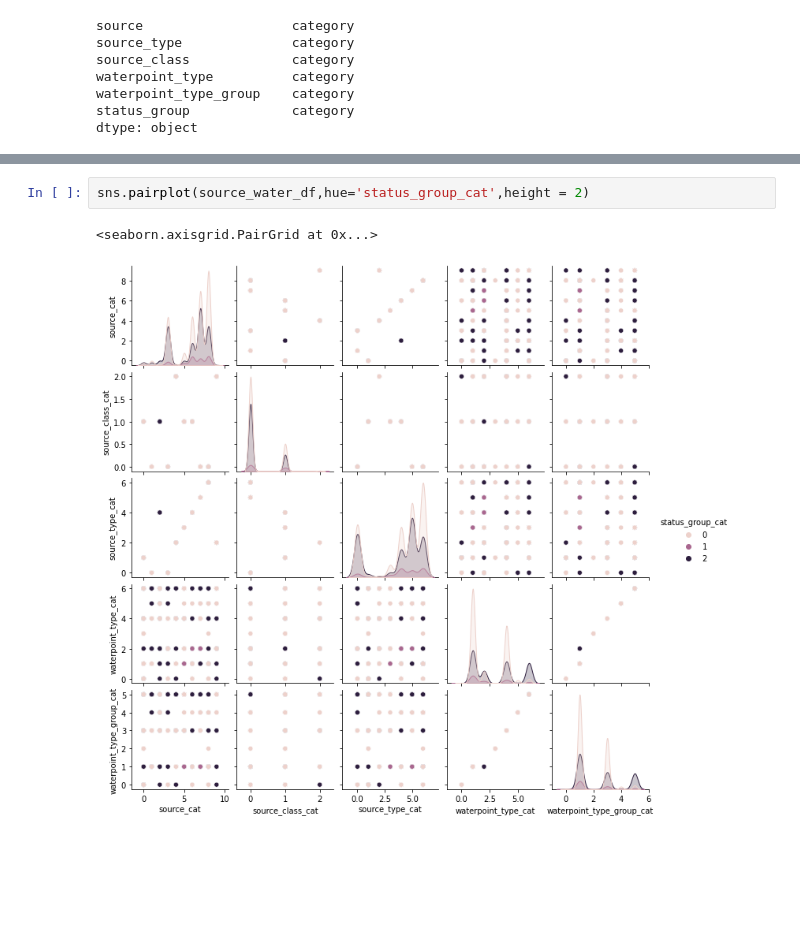
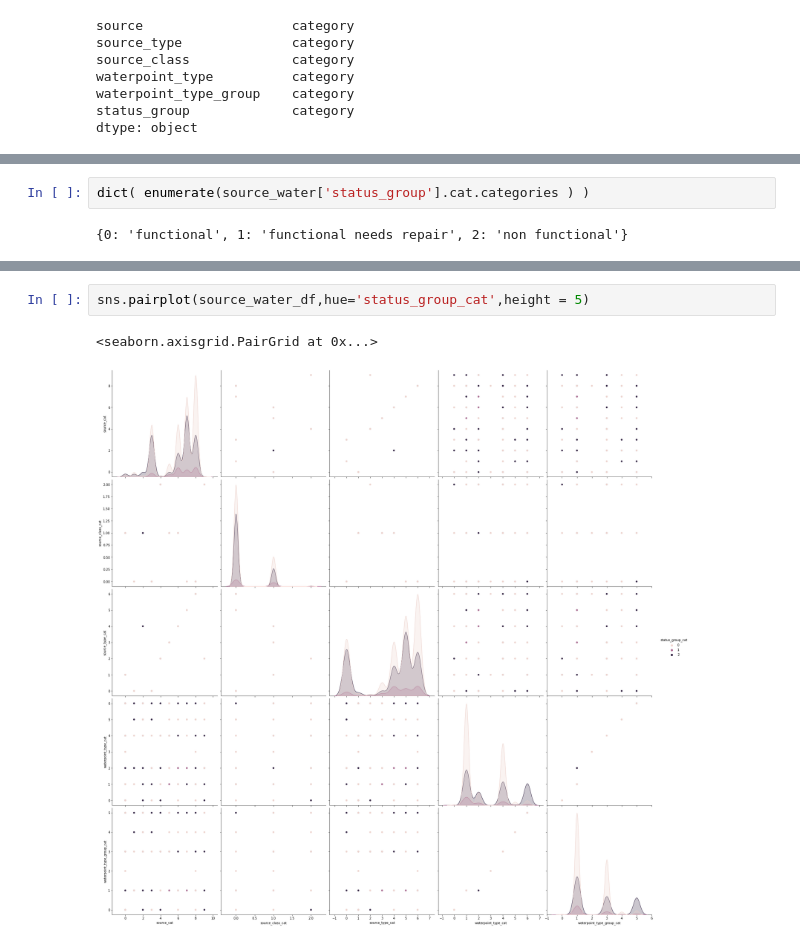
Before and after one commit to JannaW0402/Pump-It-Up-Test, a Jupyter notebook: Pump It Up - Test (5).ipynb, the cells around one changed output, grey strips where cells are left out. Saved outputs shown, nothing was run; the diff lists cells and outputs as text; blank space fills up the shorter version.

Commit message:
enlarge visualization

```diff
--- a/Pump It Up - Test (5).ipynb
+++ b/Pump It Up - Test (5).ipynb
@@ -306,3 +290,7 @@ dict( enumerate(source_water['status_group'].cat.categories ) )
+# %%
+dict( enumerate(source_water['status_group'].cat.categories ) )
+# %% [output]
+{0: 'functional', 1: 'functional needs repair', 2: 'non functional'}
 # %%
 source_water_df = source_water.iloc[:,6:12]
 source_water_df.head()
@@ -314,8 +302,8 @@ source_water_df.head()
 | 3 | 3 | 0 | 0 | 2 | 1 | ... |
 | 4 | 5 | 1 | 3 | 1 | 1 | ... |
 # %%
-sns.pairplot(source_water_df,hue='status_group_cat',height = 2)
+sns.pairplot(source_water_df,hue='status_group_cat',height = 5)
 # %% [output]
 <seaborn.axisgrid.PairGrid at 0x...>
-[figure, old version]
+[figure, new version]
 # %%
```
Also changed, not shown: parts of 15 cells of this notebook.
